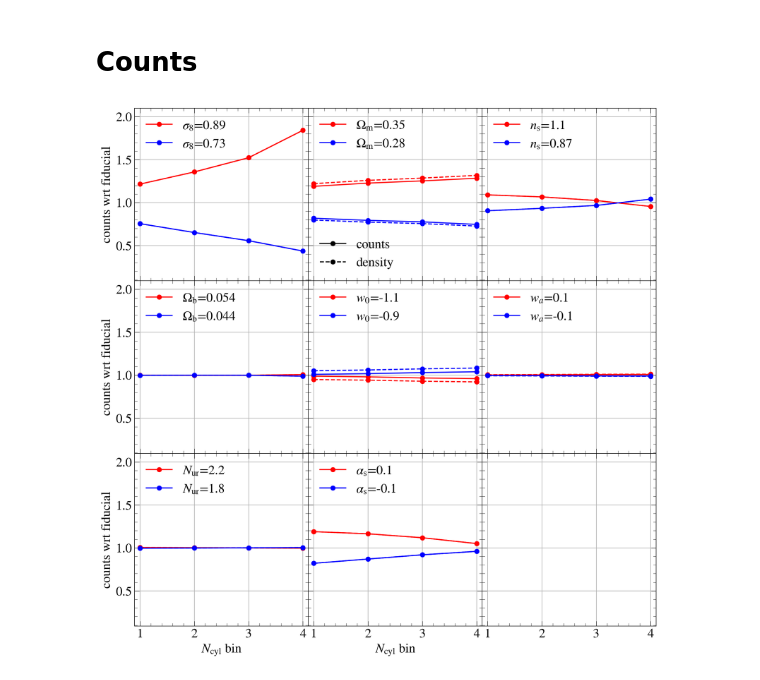
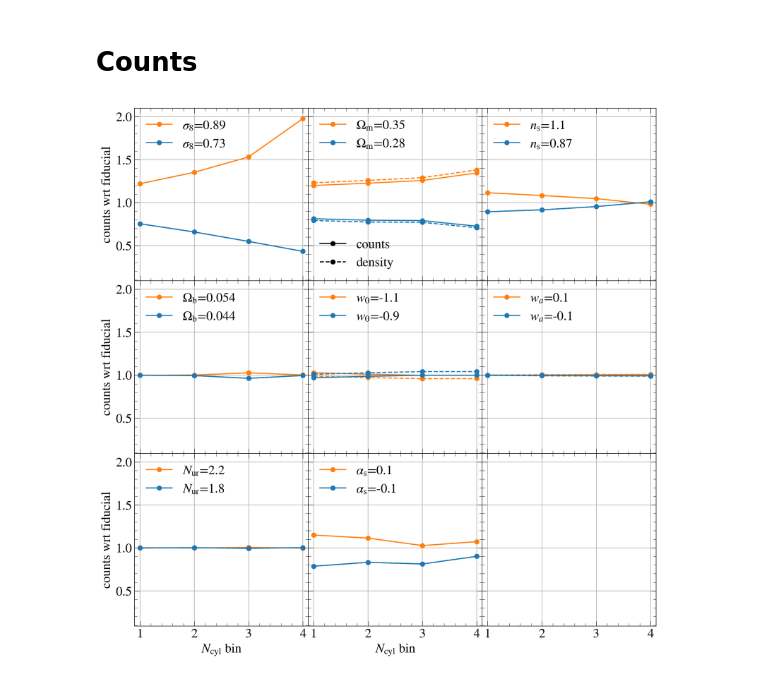
Before and after one commit to hywu/hod-selection-bias, a Jupyter notebook: repo/plots_for_paper/cosmo_sensitivities_from_emu.ipynb, the cells around one changed output. Drawn from its saved outputs; the diff is of its cells as text; code cells hidden in the pictures.

```diff
--- a/repo/plots_for_paper/cosmo_sensitivities_from_emu.ipynb
+++ b/repo/plots_for_paper/cosmo_sensitivities_from_emu.ipynb
@@ -36,9 +36,11 @@ zmin = 0.2
 zmax = 0.35
 loc = '/projects/hywu/cluster_sims/cluster_finding/data/'
 train_loc = loc + f'emulator_train/{emu_name}/z0p{zid}00/{binning}/'
+survey = 'desy1'
+data_vector=['counts','lensing']
 
 #############
-pdv = PredDataVector(emu_name, binning, iz)
+pdv = PredDataVector(emu_name, binning, iz, survey, data_vector)
 DS_pred = pdv.pred_lensing(X_test)
 abun_pred = pdv.pred_abundance(X_test)
 
@@ -97,8 +99,8 @@ for ibin in range(4):
 
     plt.subplot(3,3,1) # add legend only to the first panel
     x = np.linspace(0.1,1)
-    line1, = plt.plot(x, -100+0*x, c='k', ls='-', label='match Ncyl')
-    line2, = plt.plot(x, -100+0*x, c='k', ls=':', label='match counts')
+    line1, = plt.plot(x, -100+0*x, c='k', ls='-', label='richness-binned')
+    line2, = plt.plot(x, -100+0*x, c='k', ls=':', label='counts-binned')
     legend1 = plt.legend(handles=[line1, line2], loc=1, frameon=False)
     plt.gca().add_artist(legend1)
     #plt.legend(loc=4,frameon=False)
@@ -106,8 +108,8 @@ for ibin in range(4):
     plt.subplot(3,3,2) # add bin id to the second panel
     plt.title(f'Bin {ibin}')
 
-    for binning in ['lam', 'abun2']:
-        pdv = PredDataVector(emu_name, binning, iz, data_vector=['lensing'])
+    for binning in ['lam', 'abun']:
+        pdv = PredDataVector(emu_name, binning, iz, survey, data_vector=['lensing'])
         DS_fid = pdv.pred_lensing(np.atleast_2d(para_fid))
 
         for ipara in range(npara):
@@ -126,13 +128,13 @@ for ibin in range(4):
                 DS_pred = pdv.pred_lensing(X_test)
 
                 if p_or_m == 1:
-                    c = 'red'
+                    c = 'C1' # orange
                 if p_or_m == -1:
-                    c = 'blue'
+                    c = 'C0' # blue
 
                 if binning == 'lam':
                     ls = '-'
-                if binning == 'abun2':
+                if binning == 'abun':
                     ls = ':'
 
                 key = key_list[ipara]
@@ -141,7 +143,7 @@ for ibin in range(4):
                 # can't do satellite fraction yet...
                 label = f'{key_list2[ipara]}={para_vary[ipara]:.2g}'
 
-                line3, = plt.plot(rp_master_rad, DS_pred[:nrp]/DS_fid[:nrp], c=c, ls=ls,\
+                line3, = plt.plot(rp_master_rad, DS_pred[ibin*nrp:(ibin+1)*nrp]/DS_fid[ibin*nrp:(ibin+1)*nrp], c=c, ls=ls,\
                          label=label)
                 legend_handles.append(line3)
                 plt.ylim(0.7, 1.3)
@@ -154,6 +156,6 @@ for ibin in range(4):
                 if ipara % 3 == 0:
                     #plt.ylabel(r'$\rm r_{\rm p} \Delta\Sigma ~ [{\rm pMpc M_\odot ppc^{-2}}]$')
                     plt.ylabel(r'$\Delta\Sigma$ wrt fiducial')
-
-    plt.savefig(f'../../plots/for_paper/sensitivities_cosmo_lensing_bin{ibin}.pdf')
+    if ibin==0:
+        plt.savefig(f'../../plots/for_paper/sensitivities_cosmo_lensing_bin{ibin}.pdf')
 # %% [output]
@@ -169,7 +171,7 @@ fig, axes = plt.subplots(3, 3, sharex=True, sharey=True, figsize=(13, 13), grids
 binning = 'lam'
 
 #for binning in ['lam']:
-pdv = PredDataVector(emu_name, binning, iz)
+pdv = PredDataVector(emu_name, binning, iz, survey, data_vector=['counts'])
 abun_fid = pdv.pred_abundance(np.atleast_2d(para_fid))
 from astropy.cosmology import w0waCDM
 Om0 = para_fid[1]
@@ -202,37 +204,40 @@ for ipara in range(npara):
 
         X_test = np.atleast_2d(para_vary)
         abun_pred = pdv.pred_abundance(X_test)
+        # if p_or_m == 1:
+        #     c = 'red'
+        # if p_or_m == -1:
+        #     c = 'blue'
         if p_or_m == 1:
-            c = 'red'
+            c = 'C1' # orange
         if p_or_m == -1:
-            c = 'blue'
-
+            c = 'C0' # blue
 
         ##### volume #####
         Om0 = para_vary[1]
         Ode0 = 1-Om0
         w0 = para_vary[4]
         wa = para_vary[5]
         cosmo = w0waCDM(H0=100, Om0=Om0, Ode0=Ode0, w0=w0, wa=wa)
         volume = cosmo.comoving_volume(zmax) - cosmo.comoving_volume(zmin)
         den_pred = abun_pred / volume
 
 
         label = f'{key_list2[ipara]}={para_vary[ipara]:.2g}'
         line3, = plt.plot(np.arange(1,5), abun_pred/abun_fid, 'o-', c=c,
                  label=label)
         legend_handles.append(line3)
         plt.plot(np.arange(1,5), den_pred/den_fid, 'o--', c=c)
         #plt.legend(loc=2, frameon=False)
         plt.legend(handles=legend_handles, loc=2, frameon=False)
 
     if ipara > 5:
         plt.xlabel(r'$N_{\rm cyl}$ bin')
     if ipara % 3 == 0:
         plt.ylabel(r'counts wrt fiducial')
     plt.xlim(0.9, 4.1)
     plt.ylim(0.09, 2.1)
 
 plt.savefig('../../plots/for_paper/sensitivities_cosmo_counts.pdf')
 # %% [output]
-[figure, old version]
+[figure, new version]
```
Also changed, not shown: parts of 2 cells of this notebook, 6 other files.
